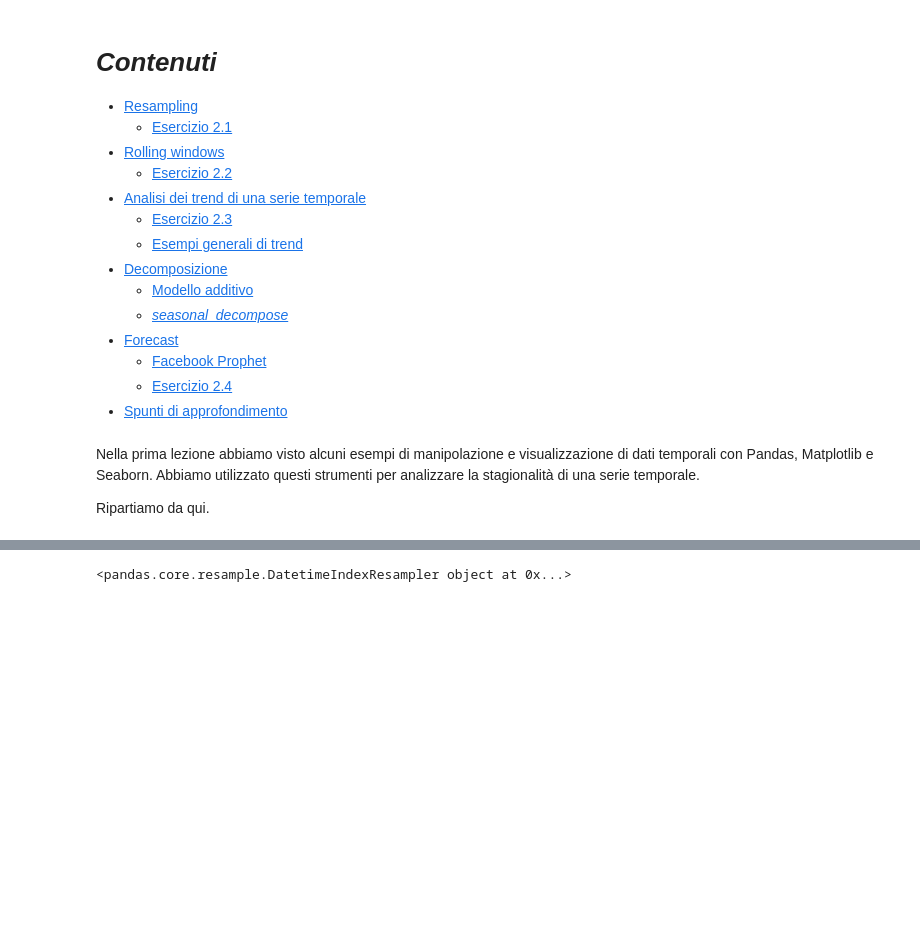
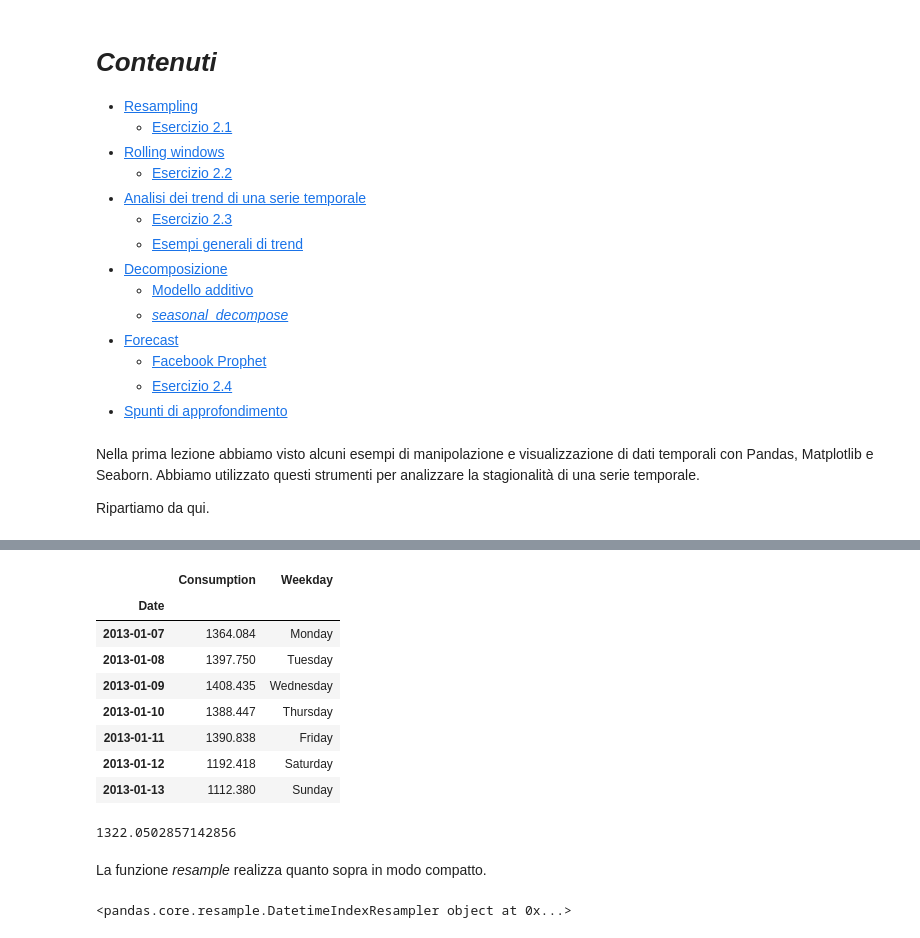
Before and after one commit to fbagattini/Lezioni, a Jupyter notebook: Analisi e Forecast di Serie Temporali con Python - Parte II.ipynb, the cells around one changed output, grey strips where cells are left out. Cells and saved outputs as stored; diff of their text form; code cells hidden in the pictures; blank space fills up the shorter version.

```diff
--- a/Analisi e Forecast di Serie Temporali con Python - Parte II.ipynb
+++ b/Analisi e Forecast di Serie Temporali con Python - Parte II.ipynb
@@ -68,3 +89,21 @@ Name: Consumption, Length: 365, dtype: float64
+# %%
+df[['Consumption', 'Weekday']]['2013'][6:13]
+# %% [output]
+|  | Consumption | Weekday |
+| Date |  |  |
+| 2013-01-07 | 1364.084 | Monday |
+| 2013-01-08 | 1397.750 | Tuesday |
+| 2013-01-09 | 1408.435 | Wednesday |
+| 2013-01-10 | 1388.447 | Thursday |
+| 2013-01-11 | 1390.838 | Friday |
+| 2013-01-12 | 1192.418 | Saturday |
+| 2013-01-13 | 1112.380 | Sunday |
+# %%
+df['Consumption']['2013'][6:13].mean()
+# %% [output]
+1322.0502857142856
+# %% [markdown]
+La funzione *resample* realizza quanto sopra in modo compatto.
 # %%
 df['Consumption']['2013'].resample('W')
 # %% [output]
```
Also changed, not shown: parts of 20 cells of this notebook.
